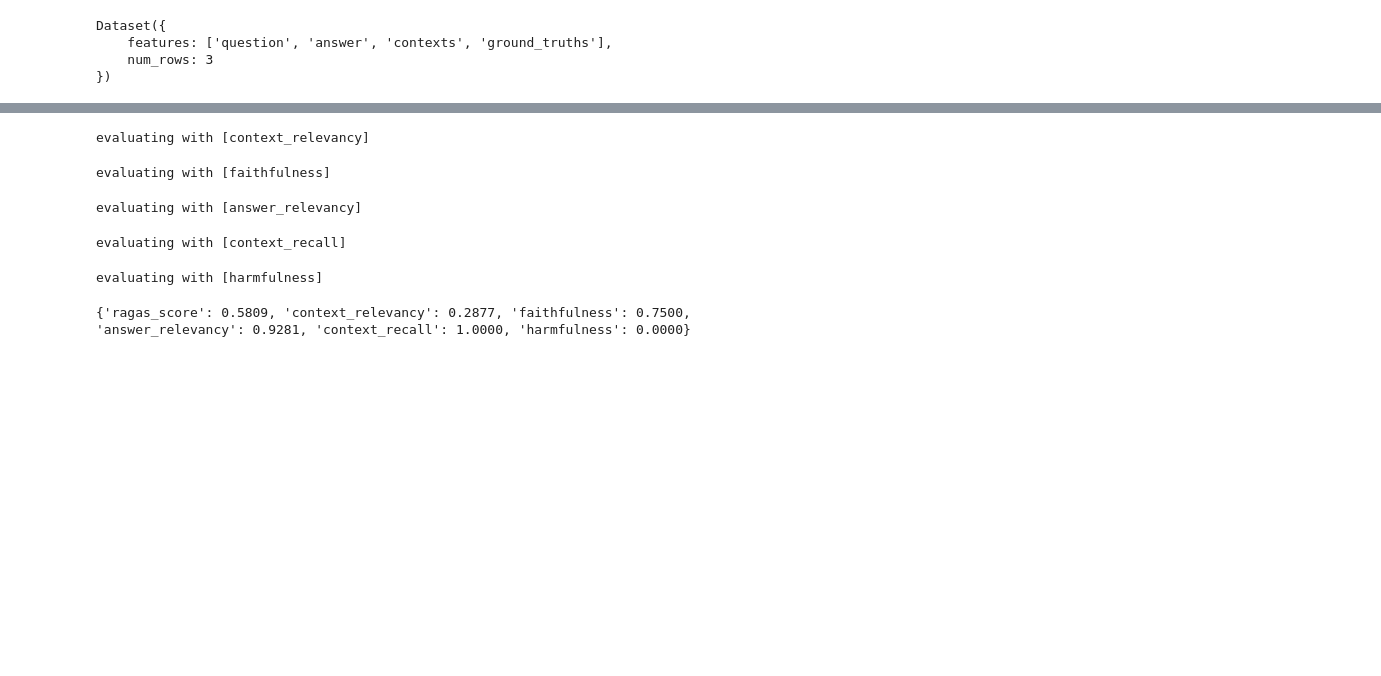
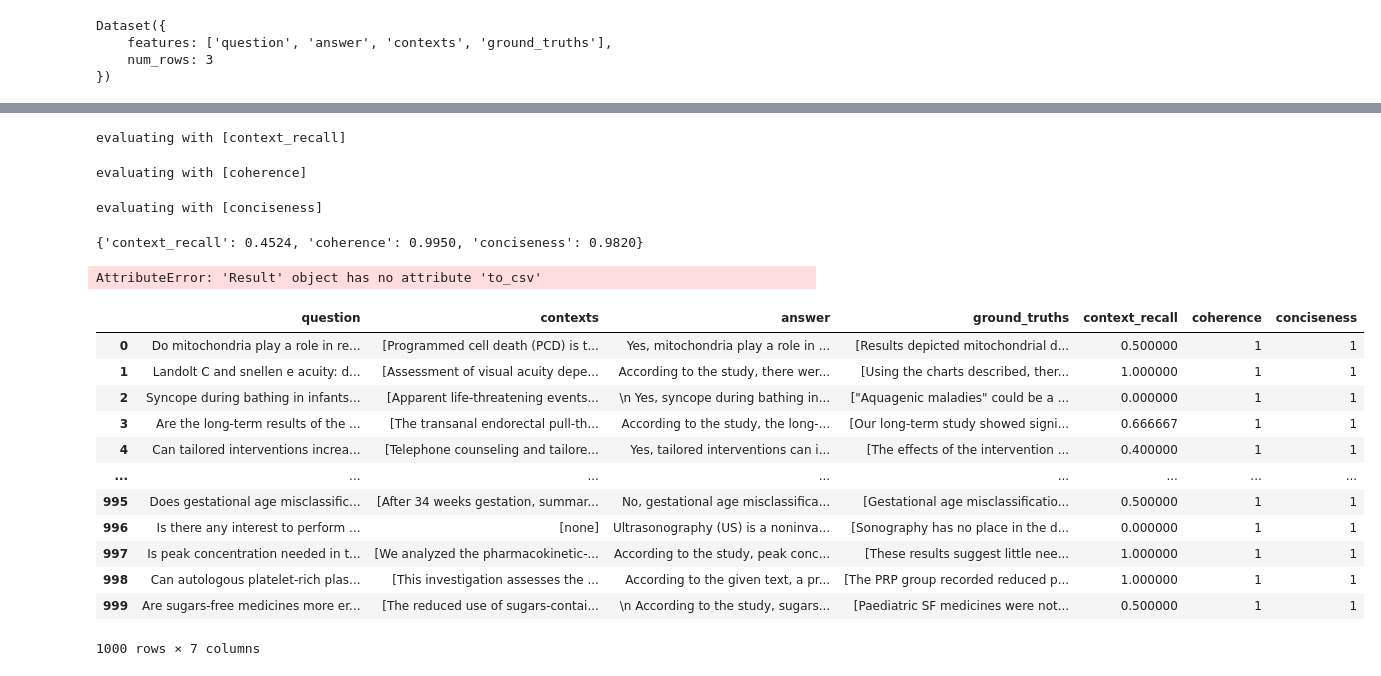
Before and after one commit to OctoConsulting/comma-chameleons, a Jupyter notebook: Experiments/Testing/hello_ragas.ipynb, the cells around one changed output, grey strips where cells are left out. Cells and saved outputs as stored; diff of their text form; code cells hidden in the pictures; blank space fills up the shorter version.

```diff
--- a/Experiments/Testing/hello_ragas.ipynb
+++ b/Experiments/Testing/hello_ragas.ipynb
@@ -117,6 +117,7 @@ df_test_results
 # %%
 df_test_results_clean = df_test_results[['pubid','question','comma_output','comma_page_content']]
 df_test_results_merge = pd.merge(df_test_results_clean,df_clean[['pubid','ground_truths']],how='left', on='pubid')
-df_test_results_merge = df_test_results_merge.drop(columns=['pubid']).rename({'comma_output':'answer','comma_page_content':'contexts'},axis=1)
-df_test_results_merge['contexts'] = df_test_results_merge['contexts'].apply(lambda x: [x])
-df_test_results_merge
+df_test_results_merge = df_test_results_merge.rename({'comma_output':'answer','comma_page_content':'contexts'},axis=1)
+df_test_results_merge['contexts'] = df_test_results_merge['contexts'].fillna('none').apply(lambda x: [x])
+df_test_results_merge['ground_truths'] = df_test_results_merge['ground_truths'].fillna('none').apply(lambda x: [x])
+df_test_results_merge = df_test_results_merge.reset_index(drop=True)
@@ -140,8 +143,8 @@ import os
 os.environ["OPENAI_API_KEY"] = "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"
 # %%
 from datasets import Dataset
-ds = Dataset.from_pandas(df_test_results_merge)
-ds
+ds_long_answer = Dataset.from_pandas(df_test_results_merge)
+ds_long_answer
 # %% [output]
 Dataset({
     features: ['question', 'answer', 'contexts', 'ground_truths'],
@@ -170,22 +178,44 @@ from ragas.metrics.critique import harmfulness
 # %%
 from ragas import evaluate
 
-result = evaluate(
-    ds_test,
+result_long = evaluate(
+    ds_long_answer,
     metrics=[
-        context_relevancy,
-        faithfulness,
-        answer_relevancy,
+        #faithfulness,
+        #answer_relevancy,
         context_recall,
-        harmfulness,
+        #context_precision,
+        coherence,
+        conciseness
     ],
 )
 
-result
+result_long
 # %% [output]
-evaluating with [context_relevancy]
+evaluating with [context_recall]
-evaluating with [faithfulness]
+evaluating with [coherence]
-evaluating with [answer_relevancy]
+evaluating with [conciseness]
-evaluating with [context_recall]
+{'context_recall': 0.4524, 'coherence': 0.9950, 'conciseness': 0.9820}
-evaluating with [harmfulness]
-{'ragas_score': 0.5809, 'context_relevancy': 0.2877, 'faithfulness': 0.7500, 'answer_relevancy': 0.9281, 'context_recall': 1.0000, 'harmfulness': 0.0000}
+# %%
+result_long.to_csv("long.csv")
+# %% [output]
+AttributeError: 'Result' object has no attribute 'to_csv'
+# %%
+result_long_df = result_long.to_pandas()
+result_long_df.to_csv("ragas_results_long.csv")
+# %%
+result_long_df
+# %% [output]
+|  | question | contexts | answer | ground_truths | context_recall | coherence | conciseness |
+| 0 | Do mitochondria play a role in re... | [Programmed cell death (PCD) is t... | Yes, mitochondria play a role in ... | [Results depicted mitochondrial d... | 0.500000 | 1 | 1 |
+| 1 | Landolt C and snellen e acuity: d... | [Assessment of visual acuity depe... | According to the study, there wer... | [Using the charts described, ther... | 1.000000 | 1 | 1 |
+| 2 | Syncope during bathing in infants... | [Apparent life-threatening events... | \n Yes, syncope during bathing in... | ["Aquagenic maladies" could be a ... | 0.000000 | 1 | 1 |
+| 3 | Are the long-term results of the ... | [The transanal endorectal pull-th... | According to the study, the long-... | [Our long-term study showed signi... | 0.666667 | 1 | 1 |
+| 4 | Can tailored interventions increa... | [Telephone counseling and tailore... | Yes, tailored interventions can i... | [The effects of the intervention ... | 0.400000 | 1 | 1 |
+| ... | ... | ... | ... | ... | ... | ... | ... |
+| 995 | Does gestational age misclassific... | [After 34 weeks gestation, summar... | No, gestational age misclassifica... | [Gestational age misclassificatio... | 0.500000 | 1 | 1 |
+| 996 | Is there any interest to perform ... | [none] | Ultrasonography (US) is a noninva... | [Sonography has no place in the d... | 0.000000 | 1 | 1 |
+| 997 | Is peak concentration needed in t... | [We analyzed the pharmacokinetic-... | According to the study, peak conc... | [These results suggest little nee... | 1.000000 | 1 | 1 |
+| 998 | Can autologous platelet-rich plas... | [This investigation assesses the ... | According to the given text, a pr... | [The PRP group recorded reduced p... | 1.000000 | 1 | 1 |
+| 999 | Are sugars-free medicines more er... | [The reduced use of sugars-contai... | \n According to the study, sugars... | [Paediatric SF medicines were not... | 0.500000 | 1 | 1 |
+1000 rows × 7 columns
```
Also changed, not shown: parts of 17 cells of this notebook, 6 other files.
